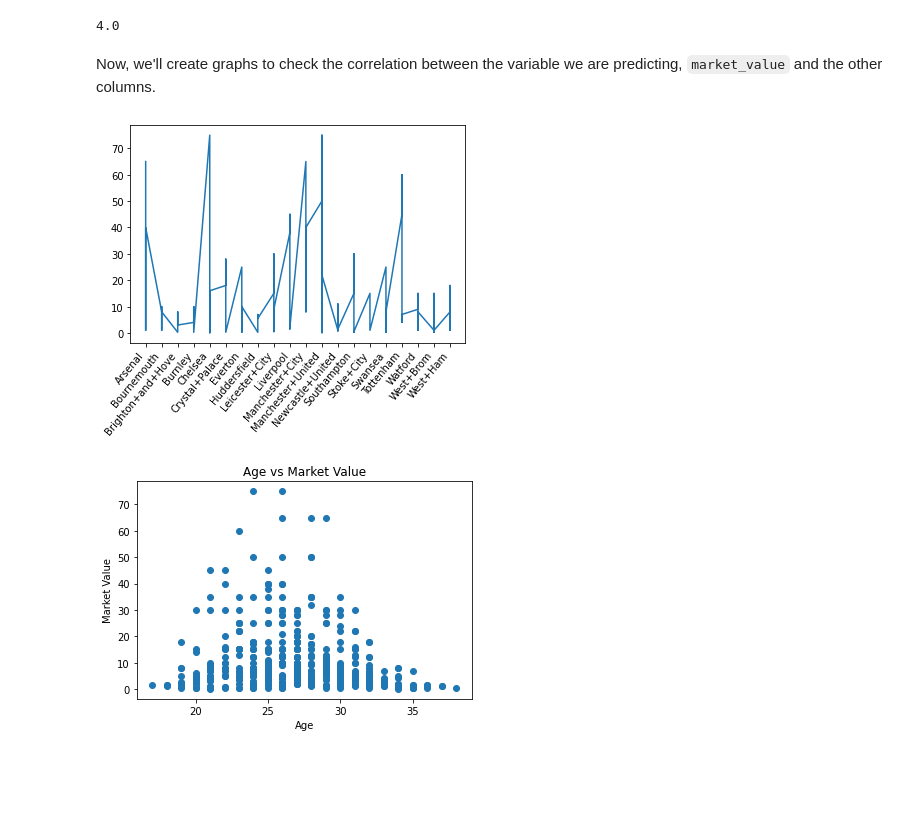
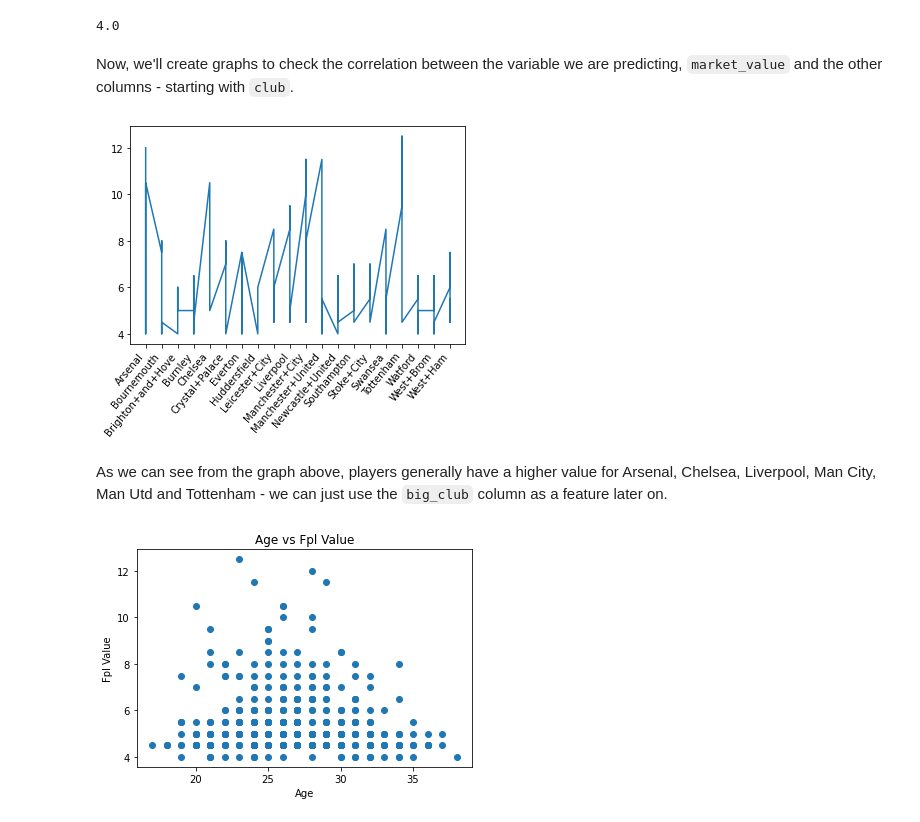
Before and after one commit to AmritShetra/football_stats, a Jupyter notebook: Notebook.ipynb, the cells around one changed output. Drawn from its saved outputs; the diff is of its cells as text; code cells hidden in the pictures; blank space fills up the shorter version.

Commit message:
Improved existing utils and created more graphs to show correlations.

```diff
--- a/Notebook.ipynb
+++ b/Notebook.ipynb
@@ -62,17 +62,19 @@ data.iloc[188]['region']
 # %% [output]
 4.0
 # %% [markdown]
-Now, we'll create graphs to check the correlation between the variable we are predicting, `market_value` and the other columns.
+Now, we'll create graphs to check the correlation between the variable we are predicting, `market_value` and the other columns - starting with `club`.
 # %%
 fig, ax = plt.subplots()
 ax.plot(
-    data['club'], data['market_value']
+    data['club'], data['fpl_value']
 )
 plt.setp(ax.get_xticklabels(), rotation=50, horizontalalignment='right')
 plt.show()
 # %% [output]
-[figure, old version]
+[figure, new version]
+# %% [markdown]
+As we can see from the graph above, players generally have a higher value for Arsenal, Chelsea, Liverpool, Man City, Man Utd and Tottenham - we can just use the `big_club` column as a feature later on.
 # %%
-plot_scatter(data, 'age')
+plot_scatter(data, 'age', 'fpl_value')
 # %% [output]
-[figure, old version]
+[figure, new version]
```
Also changed, not shown: parts of 8 cells of this notebook, 2 other files.
